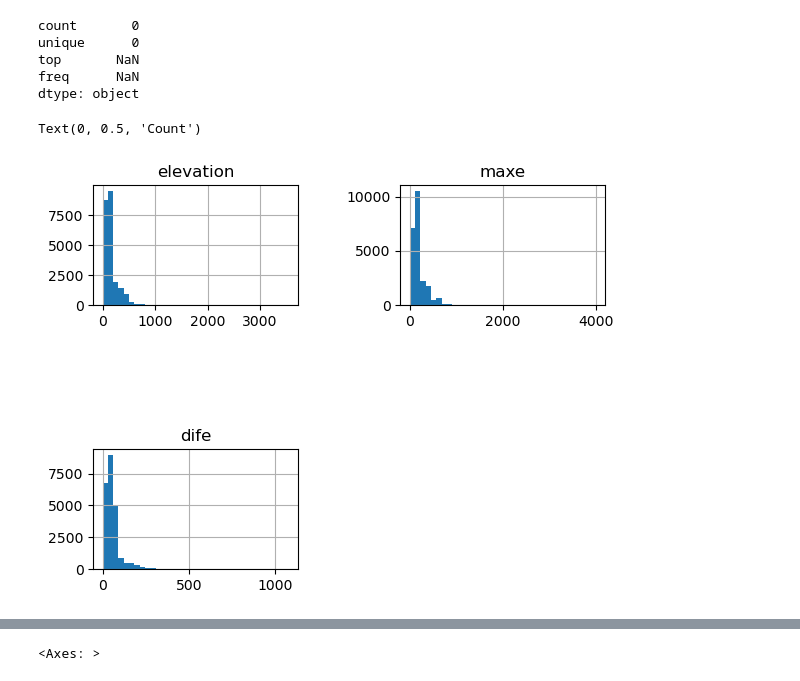
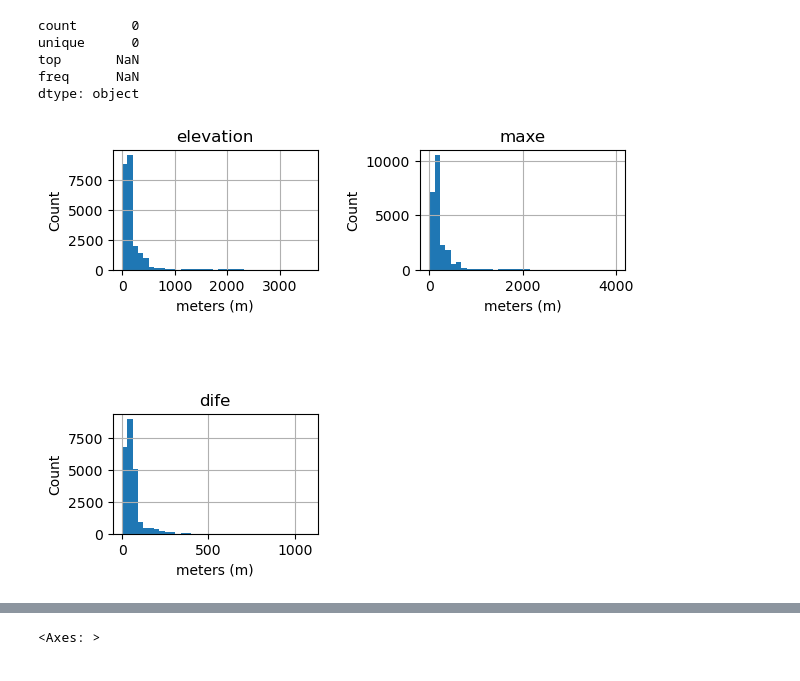
Before and after one commit to jennahgosciak/algaebloom, a Jupyter notebook: rds_draft_report_FINAL.ipynb, the cells around one changed output, grey strips where cells are left out. Drawn from its saved outputs; the diff is of its cells as text; code cells hidden in the pictures.

```diff
--- a/rds_draft_report_FINAL.ipynb
+++ b/rds_draft_report_FINAL.ipynb
@@ -193,14 +193,21 @@ freq      NaN
 dtype: object
 # %%
 #Figure 3 - Plotting value distributions of input features for elevation data
-elevation_data_input_features = elevation_data.drop(columns = ['latitude','longitude','box','avge','stde','mine'])
-elevation_data_input_features.hist(bins=35)
+
+elevation_data_input_features = elevation_data.drop(columns=['latitude', 'longitude', 'box', 'avge', 'stde', 'mine'])
+hist_info = elevation_data_input_features.hist(bins=35)
+
 plt.xlim(0, 1000)
 plt.subplots_adjust(left=0.1, bottom=0.1, right=0.9, top=0.9, wspace=0.5, hspace=1.2)
-plt.ylabel('Count')
+
+# Iterate through the axes and set labels
+for ax in hist_info.flatten():
+    ax.set_ylabel('Count')
+    ax.set_xlabel('meters (m)')
+
+plt.show()
 # %% [output]
-Text(0, 0.5, 'Count')
-[figure, old version]
+[figure, new version]
 # %%
 #elevation data statistics
 elevation_data.describe()
```
Also changed, not shown: parts of 13 cells of this notebook.
